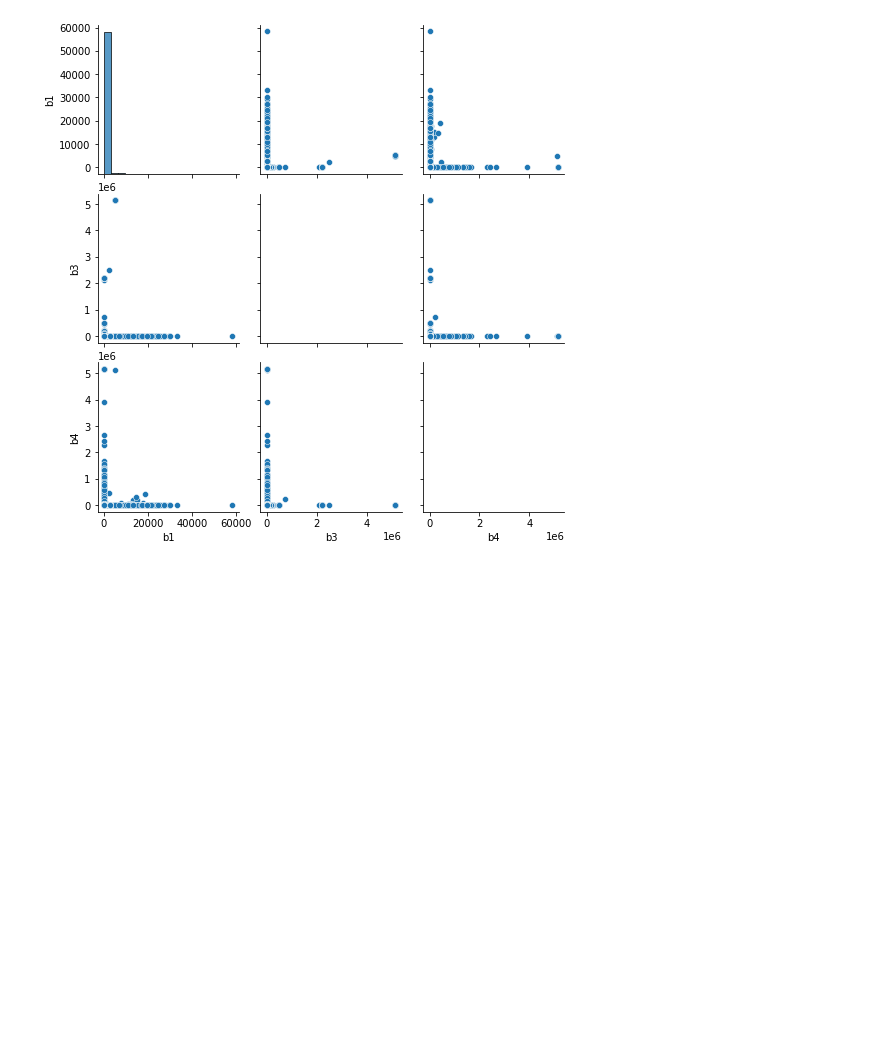
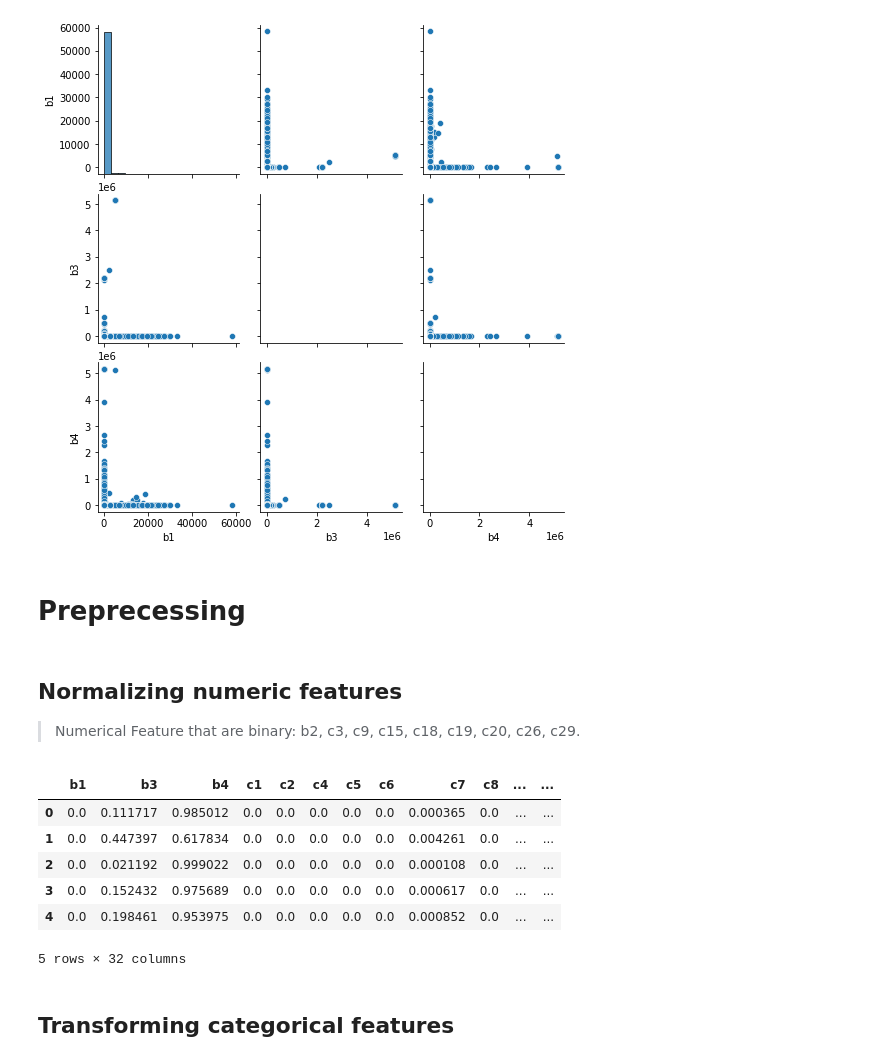
Before and after one commit to neemiasbsilva/case-study-data-science, a Jupyter notebook: anomaly_detection/anomaly_detection_pipeline.ipynb, the cells around one changed output. Saved outputs shown, nothing was run; the diff lists cells and outputs as text; code cells hidden in the pictures; blank space fills up the shorter version.

```diff
--- a/anomaly_detection/anomaly_detection_pipeline.ipynb
+++ b/anomaly_detection/anomaly_detection_pipeline.ipynb
@@ -136,3 +136,27 @@ sns.pairplot(df[["b1", "b3", "b4"]], hue=None, hue_order=None,
 plt.show()
 # %% [output]
 [figure]
+# %% [markdown]
+# Preprecessing
+# %% [markdown]
+## Normalizing numeric features
+
+
+
+> Numerical Feature that are binary: b2, c3, c9, c15, c18, c19, c20, c26, c29.
+# %%
+numerical_df = df.drop(["idnr", "b2", "c3", "c9", "c15", "c18", "c19", "c20",
+                        "c26", "c29"], axis=1)
+numerical_df_n = pd.DataFrame(preprocessing.normalize(numerical_df))
+numerical_df_n.columns = numerical_df.columns
+numerical_df_n.head()
+# %% [output]
+|  | b1 | b3 | b4 | c1 | c2 | c4 | c5 | c6 | c7 | c8 | ... | ... |
+| 0 | 0.0 | 0.111717 | 0.985012 | 0.0 | 0.0 | 0.0 | 0.0 | 0.0 | 0.000365 | 0.0 | ... | ... |
+| 1 | 0.0 | 0.447397 | 0.617834 | 0.0 | 0.0 | 0.0 | 0.0 | 0.0 | 0.004261 | 0.0 | ... | ... |
+| 2 | 0.0 | 0.021192 | 0.999022 | 0.0 | 0.0 | 0.0 | 0.0 | 0.0 | 0.000108 | 0.0 | ... | ... |
+| 3 | 0.0 | 0.152432 | 0.975689 | 0.0 | 0.0 | 0.0 | 0.0 | 0.0 | 0.000617 | 0.0 | ... | ... |
+| 4 | 0.0 | 0.198461 | 0.953975 | 0.0 | 0.0 | 0.0 | 0.0 | 0.0 | 0.000852 | 0.0 | ... | ... |
+5 rows × 32 columns
+# %% [markdown]
+## Transforming categorical features
```
Also changed, not shown: parts of 16 cells of this notebook.
